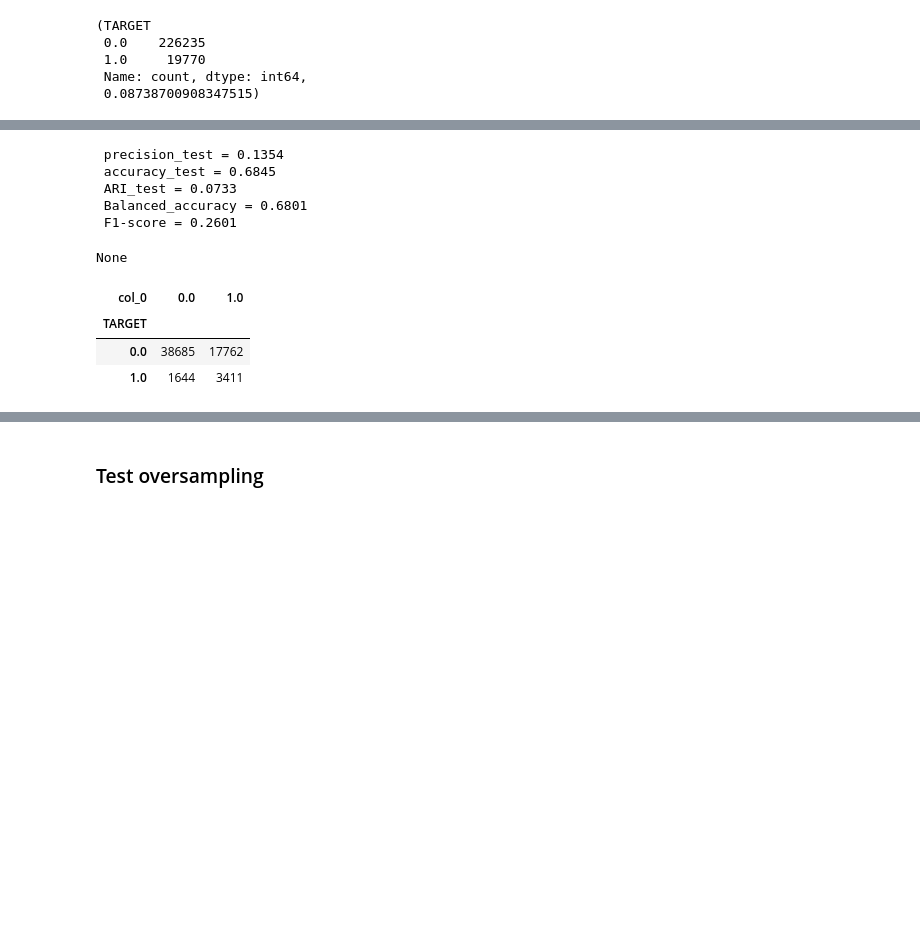
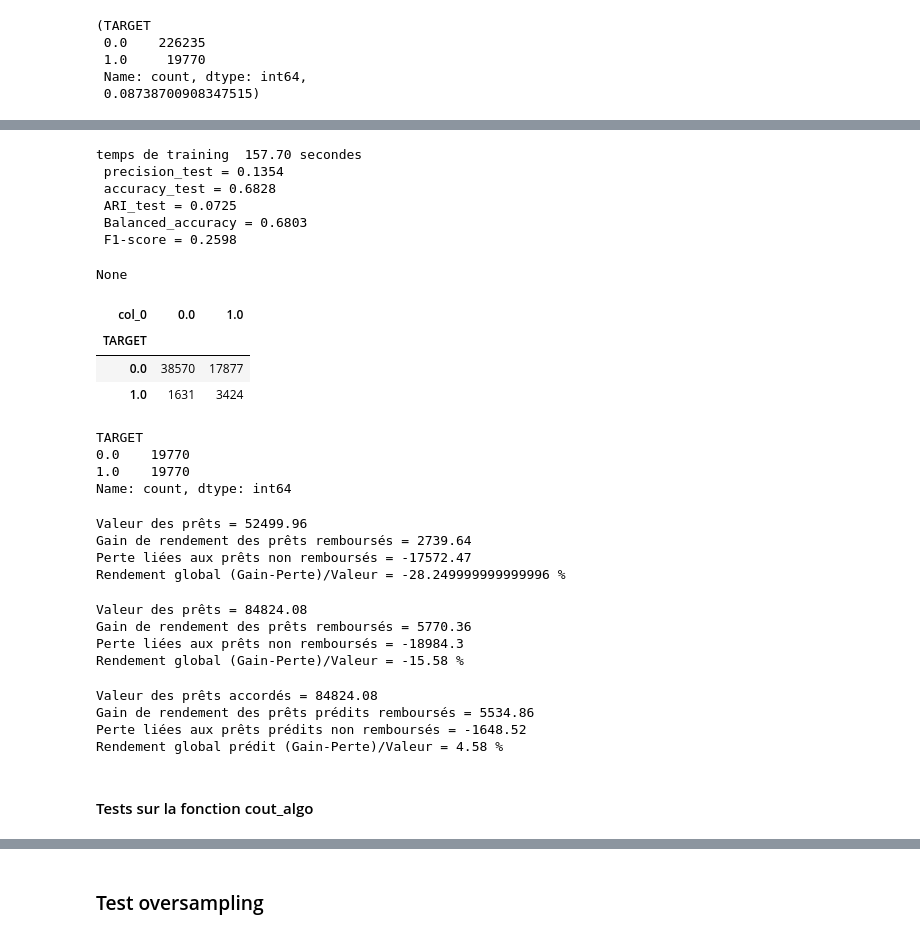
Before and after one commit to David-R-V/OC_modele_scoring, a Jupyter notebook: Projet 7.ipynb, the cells around one changed output, grey strips where cells are left out. Cells and saved outputs as stored; diff of their text form; code cells hidden in the pictures; blank space fills up the shorter version.

Commit message:
Modèles et fonction de cout

```diff
--- a/Projet 7.ipynb
+++ b/Projet 7.ipynb
@@ -4416,9 +4622,12 @@ id_random=np.array(random.sample(X_train_0.index.to_list(),round(taille_sample*X
 
 ada_und_1 = AdaBoostClassifier(estimator=DecisionTreeClassifier(max_depth=5),
                                algorithm='SAMME')
+temps1 = time.time()
 
 X_train_temp,y_train_temp=undersampling(X_train_100.loc[id_random], y_train_0.loc[id_random])
 ada_und_1.fit(X_train_temp,y_train_temp)
+duration1=time.time()-temps1
+print("temps de training ", "%5.2f" % duration1, "secondes")
 
 y_pred_ada_und_1 = ada_und_1.predict(X_test_100)
 
@@ -4431,10 +4640,43 @@ display(scores(y_test_0,y_pred_ada_und_1),
+temps de training  157.70 secondes
  precision_test = 0.1354
- accuracy_test = 0.6845
- ARI_test = 0.0733
- Balanced_accuracy = 0.6801
- F1-score = 0.2601
+ accuracy_test = 0.6828
+ ARI_test = 0.0725
+ Balanced_accuracy = 0.6803
+ F1-score = 0.2598
 None
 | col_0 | 0.0 | 1.0 |
 | TARGET |  |  |
-| 0.0 | 38685 | 17762 |
-| 1.0 | 1644 | 3411 |
+| 0.0 | 38570 | 17877 |
+| 1.0 | 1631 | 3424 |
+# %%
+pd.Series(y_train_temp).value_counts()
+# %% [output]
+TARGET
+0.0    19770
+1.0    19770
+Name: count, dtype: int64
+# %%
+# le rendement associé à un ptf avec undersampling/oversampling est forcément très négatif => autant de prets remboursés qu'avec problèmes
+recap_gain(X_train_temp['AMT_CREDIT'],y_train_temp,0.1,0.3,1)
+# %% [output]
+Valeur des prêts = 52499.96
+Gain de rendement des prêts remboursés = 2739.64
+Perte liées aux prêts non remboursés = -17572.47
+Rendement global (Gain-Perte)/Valeur = -28.249999999999996 %
+# %%
+# Prédiction de rendement d'un ptf entrainé avec undersampling
+recap_gain(X_test_0['AMT_CREDIT'],y_pred_ada_und_1,0.1,0.3,1)
+# %% [output]
+Valeur des prêts = 84824.08
+Gain de rendement des prêts remboursés = 5770.36
+Perte liées aux prêts non remboursés = -18984.3
+Rendement global (Gain-Perte)/Valeur = -15.58 %
+# %%
+cout_algo(X_test_0['AMT_CREDIT'],y_test_0,y_pred_ada_und_1,0.1,0.3,0,1)
+# %% [output]
+Valeur des prêts accordés = 84824.08
+Gain de rendement des prêts prédits remboursés = 5534.86
+Perte liées aux prêts prédits non remboursés = -1648.52
+Rendement global prédit (Gain-Perte)/Valeur = 4.58 %
+# %% [markdown]
+#### Tests sur la fonction cout_algo
```
Also changed, not shown: parts of 123 cells of this notebook.
